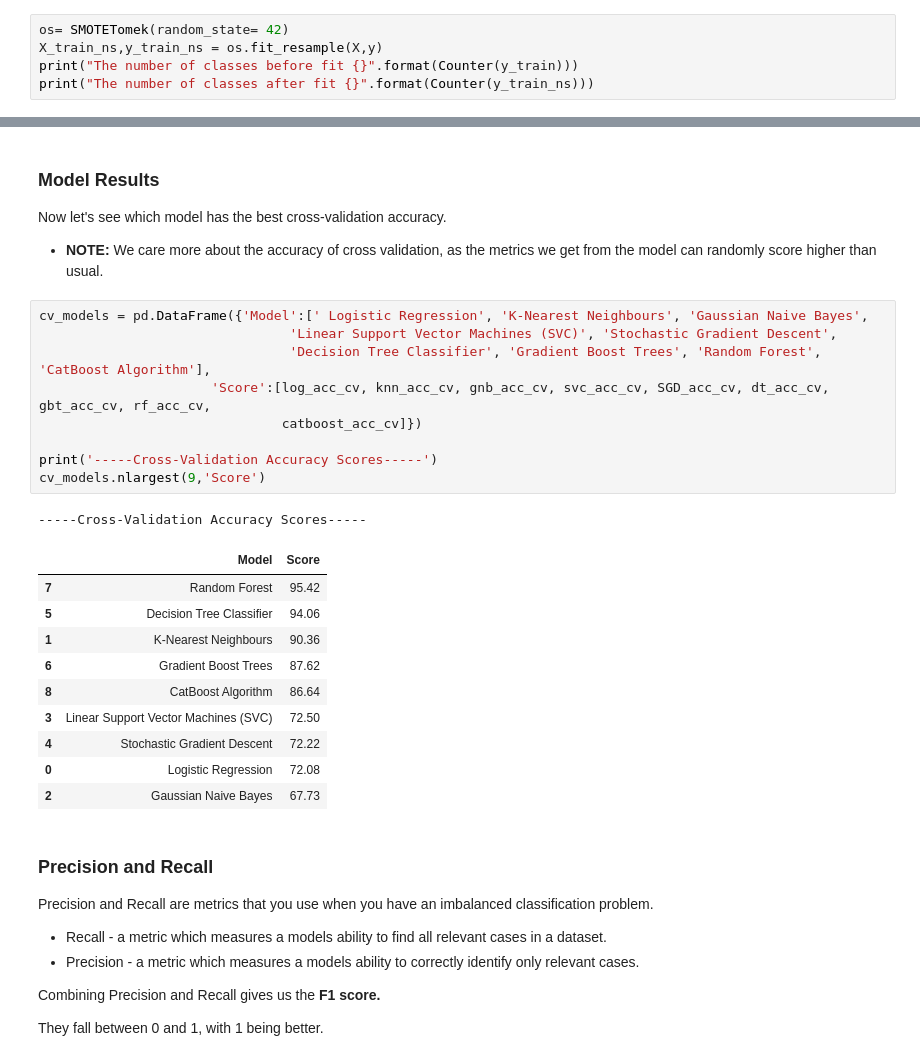
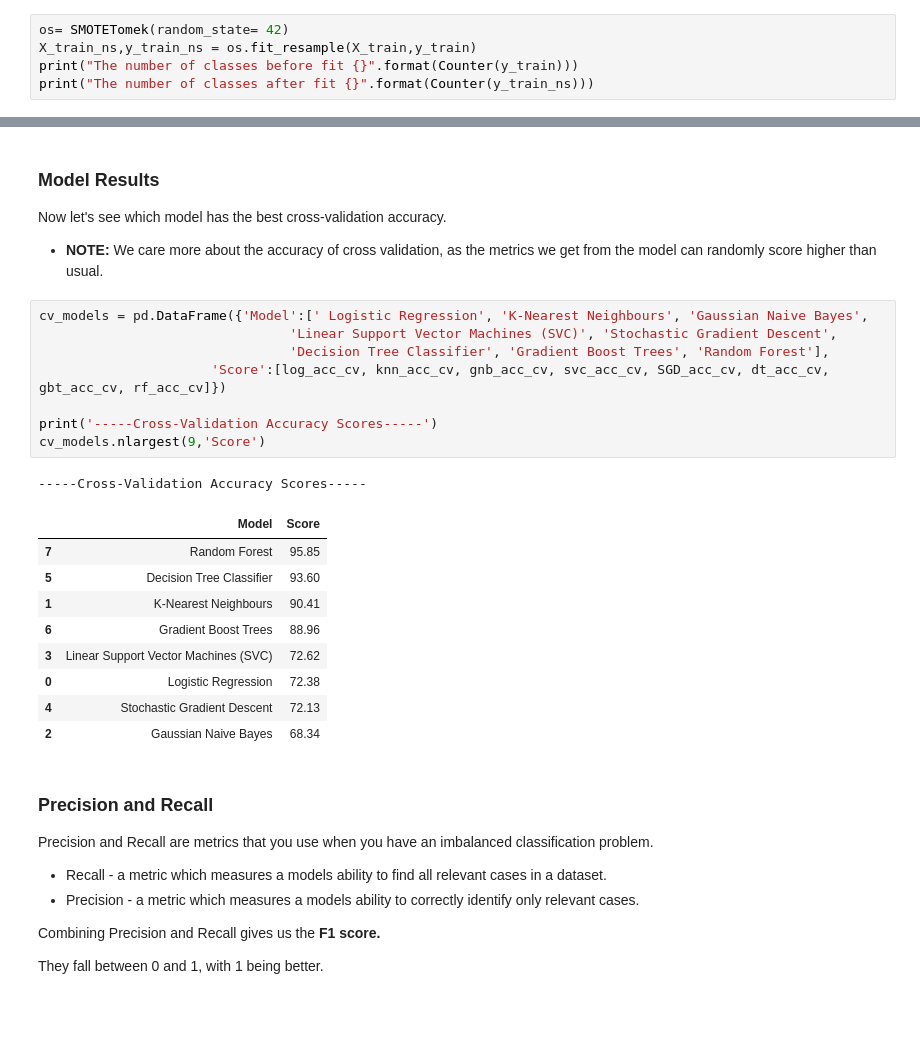
Before and after one commit to Eben2020-hp/Human-Resource-Analytics, a Jupyter notebook: Model_Building.ipynb, the cells around one changed output, grey strips where cells are left out. Cells and saved outputs as stored; diff of their text form; blank space fills up the shorter version.

```diff
--- a/Model_Building.ipynb
+++ b/Model_Building.ipynb
@@ -99,7 +99,7 @@ from collections import Counter
 X_train, X_test, y_train, y_test = train_test_split(X, y, test_size= 0.4, random_state= 42)
 # %%
 os= SMOTETomek(random_state= 42)
-X_train_ns,y_train_ns = os.fit_resample(X,y)
+X_train_ns,y_train_ns = os.fit_resample(X_train,y_train)
 print("The number of classes before fit {}".format(Counter(y_train)))
 print("The number of classes after fit {}".format(Counter(y_train_ns)))
 # %% [output]
@@ -504,24 +417,22 @@ Now let's see which model has the best cross-validation accuracy.
 # %%
 cv_models = pd.DataFrame({'Model':[' Logistic Regression', 'K-Nearest Neighbours', 'Gaussian Naive Bayes',
                                 'Linear Support Vector Machines (SVC)', 'Stochastic Gradient Descent',
-                                'Decision Tree Classifier', 'Gradient Boost Trees', 'Random Forest', 'CatBoost Algorithm'],
-                      'Score':[log_acc_cv, knn_acc_cv, gnb_acc_cv, svc_acc_cv, SGD_acc_cv, dt_acc_cv, gbt_acc_cv, rf_acc_cv,
-                               catboost_acc_cv]})
+                                'Decision Tree Classifier', 'Gradient Boost Trees', 'Random Forest'],
+                      'Score':[log_acc_cv, knn_acc_cv, gnb_acc_cv, svc_acc_cv, SGD_acc_cv, dt_acc_cv, gbt_acc_cv, rf_acc_cv]})
 
 print('-----Cross-Validation Accuracy Scores-----')
 cv_models.nlargest(9,'Score')
 # %% [output]
 -----Cross-Validation Accuracy Scores-----
 |  | Model | Score |
-| 7 | Random Forest | 95.42 |
-| 5 | Decision Tree Classifier | 94.06 |
-| 1 | K-Nearest Neighbours | 90.36 |
-| 6 | Gradient Boost Trees | 87.62 |
-| 8 | CatBoost Algorithm | 86.64 |
-| 3 | Linear Support Vector Machines (SVC) | 72.50 |
-| 4 | Stochastic Gradient Descent | 72.22 |
-| 0 | Logistic Regression | 72.08 |
-| 2 | Gaussian Naive Bayes | 67.73 |
+| 7 | Random Forest | 95.85 |
+| 5 | Decision Tree Classifier | 93.60 |
+| 1 | K-Nearest Neighbours | 90.41 |
+| 6 | Gradient Boost Trees | 88.96 |
+| 3 | Linear Support Vector Machines (SVC) | 72.62 |
+| 0 | Logistic Regression | 72.38 |
+| 4 | Stochastic Gradient Descent | 72.13 |
+| 2 | Gaussian Naive Bayes | 68.34 |
 # %% [markdown]
 ### Precision and Recall
 
```
Also changed, not shown: parts of 26 cells of this notebook, 2 other files.
